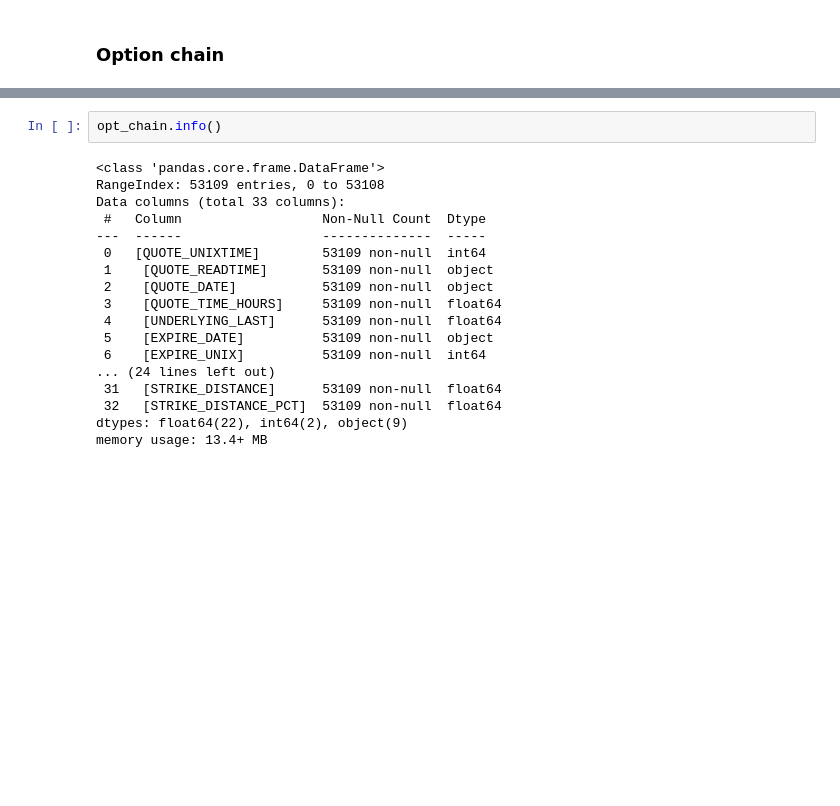
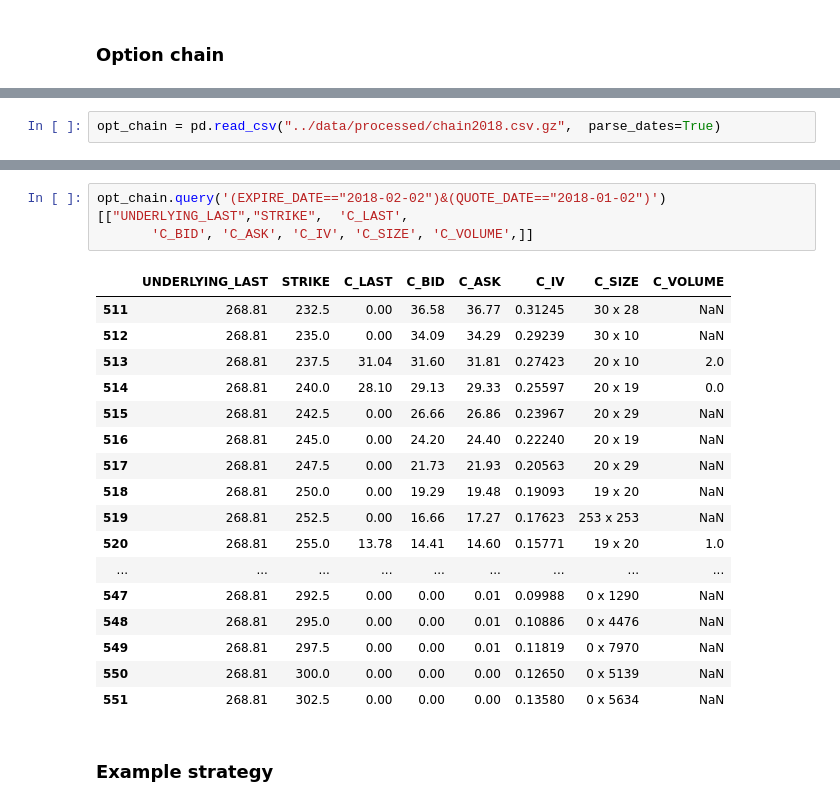
Before and after one commit to adalseno/mmar, a Jupyter notebook: notebooks/cap1.ipynb, the cells around one changed output, grey strips where cells are left out. Drawn from its saved outputs; the diff is of its cells as text; blank space fills up the shorter version.

Commit message:
Added simple strategy

```diff
--- a/notebooks/cap1.ipynb
+++ b/notebooks/cap1.ipynb
@@ -93 +105,3 @@ opt_chain = pd.read_csv("../data/raw/spy_eod_2018-7fpgd6/spy_eod_201801.txt")
+# %%
+opt_chain = pd.read_csv("../data/processed/chain2018.csv.gz",  parse_dates=True)
 # %%
@@ -103,20 +116,23 @@ opt_chain.head()
-# %%
-opt_chain.info()
-# %% [output]
-<class 'pandas.core.frame.DataFrame'>
-RangeIndex: 53109 entries, 0 to 53108
-Data columns (total 33 columns):
- #   Column                  Non-Null Count  Dtype
----  ------                  --------------  -----
- 0   [QUOTE_UNIXTIME]        53109 non-null  int64
- 1    [QUOTE_READTIME]       53109 non-null  object
- 2    [QUOTE_DATE]           53109 non-null  object
- 3    [QUOTE_TIME_HOURS]     53109 non-null  float64
- 4    [UNDERLYING_LAST]      53109 non-null  float64
- 5    [EXPIRE_DATE]          53109 non-null  object
- 6    [EXPIRE_UNIX]          53109 non-null  int64
-... (24 lines left out)
- 31   [STRIKE_DISTANCE]      53109 non-null  float64
- 32   [STRIKE_DISTANCE_PCT]  53109 non-null  float64
-dtypes: float64(22), int64(2), object(9)
-memory usage: 13.4+ MB
+# %%
+opt_chain.query('(EXPIRE_DATE=="2018-02-02")&(QUOTE_DATE=="2018-01-02")')[["UNDERLYING_LAST","STRIKE",  'C_LAST',
+       'C_BID', 'C_ASK', 'C_IV', 'C_SIZE', 'C_VOLUME',]]
+# %% [output]
+|  | UNDERLYING_LAST | STRIKE | C_LAST | C_BID | C_ASK | C_IV | C_SIZE | C_VOLUME |
+| 511 | 268.81 | 232.5 | 0.00 | 36.58 | 36.77 | 0.31245 | 30 x 28 | NaN |
+| 512 | 268.81 | 235.0 | 0.00 | 34.09 | 34.29 | 0.29239 | 30 x 10 | NaN |
+| 513 | 268.81 | 237.5 | 31.04 | 31.60 | 31.81 | 0.27423 | 20 x 10 | 2.0 |
+| 514 | 268.81 | 240.0 | 28.10 | 29.13 | 29.33 | 0.25597 | 20 x 19 | 0.0 |
+| 515 | 268.81 | 242.5 | 0.00 | 26.66 | 26.86 | 0.23967 | 20 x 29 | NaN |
+| 516 | 268.81 | 245.0 | 0.00 | 24.20 | 24.40 | 0.22240 | 20 x 19 | NaN |
+| 517 | 268.81 | 247.5 | 0.00 | 21.73 | 21.93 | 0.20563 | 20 x 29 | NaN |
+| 518 | 268.81 | 250.0 | 0.00 | 19.29 | 19.48 | 0.19093 | 19 x 20 | NaN |
+| 519 | 268.81 | 252.5 | 0.00 | 16.66 | 17.27 | 0.17623 | 253 x 253 | NaN |
+| 520 | 268.81 | 255.0 | 13.78 | 14.41 | 14.60 | 0.15771 | 19 x 20 | 1.0 |
+| ... | ... | ... | ... | ... | ... | ... | ... | ... |
+| 547 | 268.81 | 292.5 | 0.00 | 0.00 | 0.01 | 0.09988 | 0 x 1290 | NaN |
+| 548 | 268.81 | 295.0 | 0.00 | 0.00 | 0.01 | 0.10886 | 0 x 4476 | NaN |
+| 549 | 268.81 | 297.5 | 0.00 | 0.00 | 0.01 | 0.11819 | 0 x 7970 | NaN |
+| 550 | 268.81 | 300.0 | 0.00 | 0.00 | 0.00 | 0.12650 | 0 x 5139 | NaN |
+| 551 | 268.81 | 302.5 | 0.00 | 0.00 | 0.00 | 0.13580 | 0 x 5634 | NaN |
+# %% [markdown]
+### Example strategy
```
Also changed, not shown: parts of 28 cells of this notebook, 5 other files.
